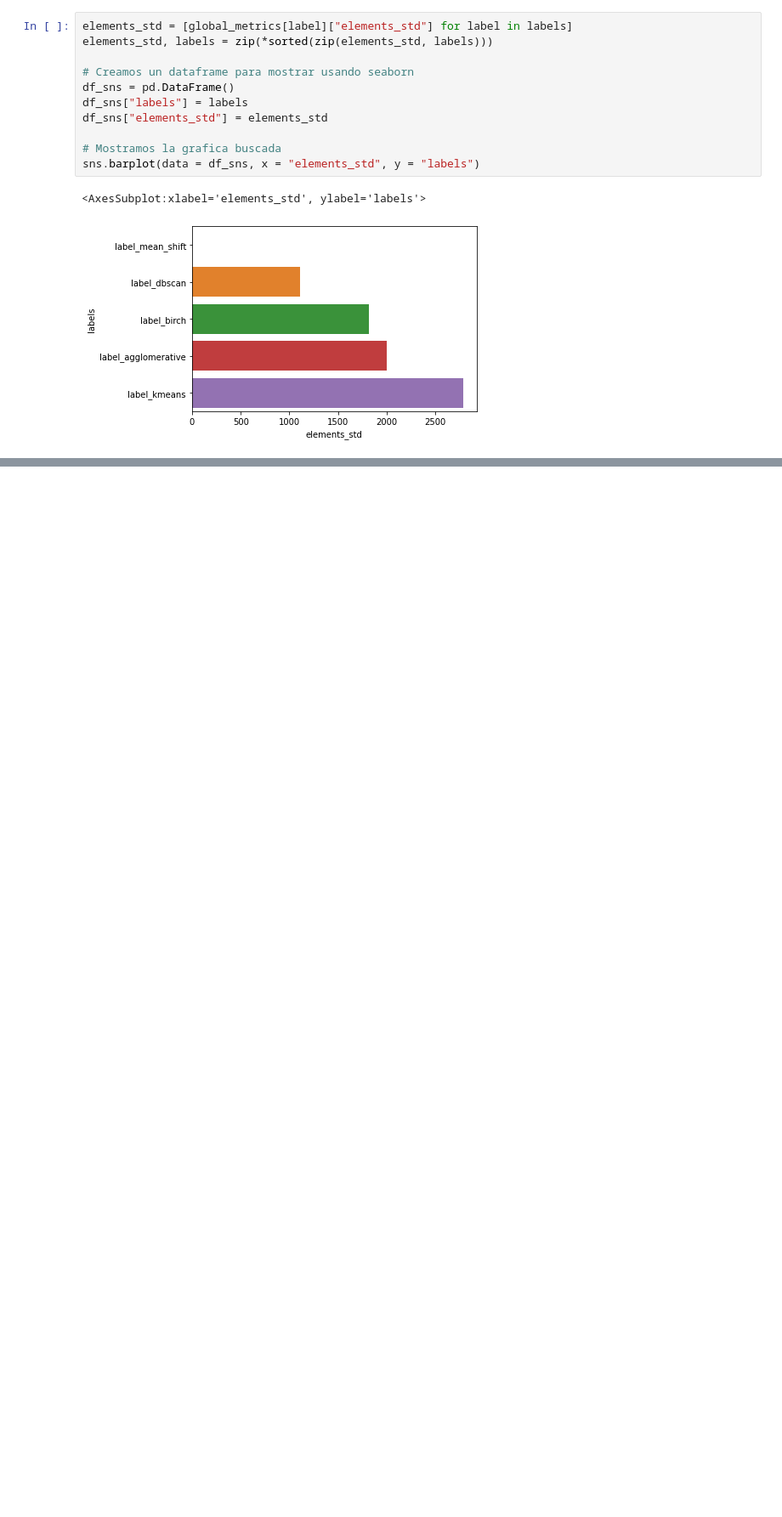
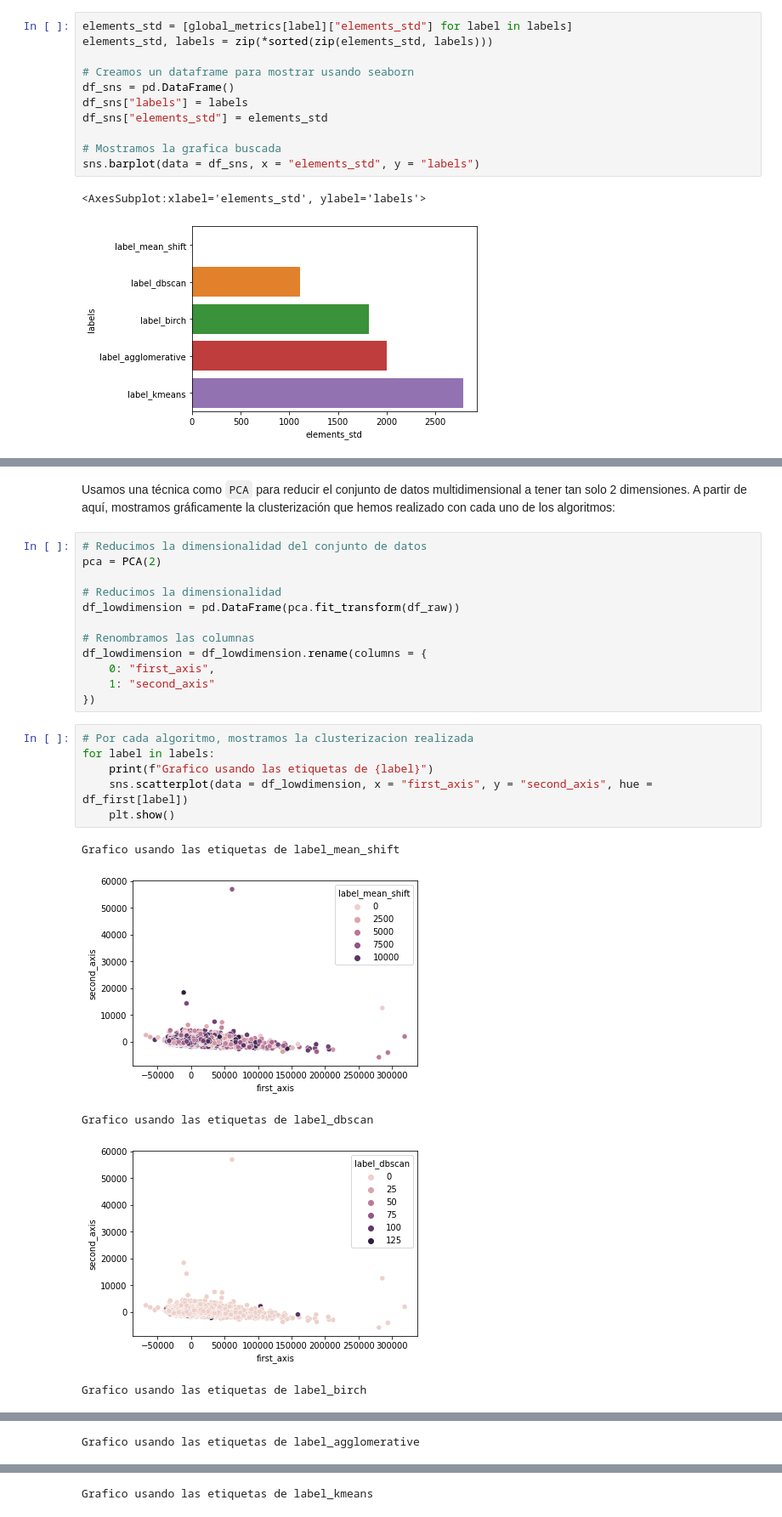
Before and after one commit to SergioQuijanoRey/PracticasInteligenciaNegocio, a Jupyter notebook: Práctica 2/Casos de estudio.ipynb, the cells around one changed output, grey strips where cells are left out. Shown at 85% size. Saved outputs shown, nothing was run; the diff lists cells and outputs as text; blank space fills up the shorter version.

Commit message:
feat: añado visualizaciones en 2D de la clusterizacion usando PCA y TSNE

```diff
--- a/Práctica 2/Casos de estudio.ipynb
+++ b/Práctica 2/Casos de estudio.ipynb
@@ -756,0 +763,26 @@ sns.barplot(data = df_sns, x = "elements_std", y = "labels")
+# %% [markdown]
+Usamos una técnica como `PCA` para reducir el conjunto de datos multidimensional a tener tan solo 2 dimensiones. A partir de aquí, mostramos gráficamente la clusterización que hemos realizado con cada uno de los algoritmos:
+# %%
+# Reducimos la dimensionalidad del conjunto de datos
+pca = PCA(2)
+
+# Reducimos la dimensionalidad
+df_lowdimension = pd.DataFrame(pca.fit_transform(df_raw))
+
+# Renombramos las columnas
+df_lowdimension = df_lowdimension.rename(columns = {
+    0: "first_axis",
+    1: "second_axis"
+})
+# %%
+# Por cada algoritmo, mostramos la clusterizacion realizada
+for label in labels:
+    print(f"Grafico usando las etiquetas de {label}")
+    sns.scatterplot(data = df_lowdimension, x = "first_axis", y = "second_axis", hue = df_first[label])
+    plt.show()
+# %% [output]
+Grafico usando las etiquetas de label_mean_shift
+[figure, added]
+Grafico usando las etiquetas de label_dbscan
+[figure, added]
+Grafico usando las etiquetas de label_birch
@@ -756,0 +790 @@ sns.barplot(data = df_sns, x = "elements_std", y = "labels")
+Grafico usando las etiquetas de label_agglomerative
@@ -756,0 +792 @@ sns.barplot(data = df_sns, x = "elements_std", y = "labels")
+Grafico usando las etiquetas de label_kmeans
```
Also changed, not shown: parts of 8 cells of this notebook.
